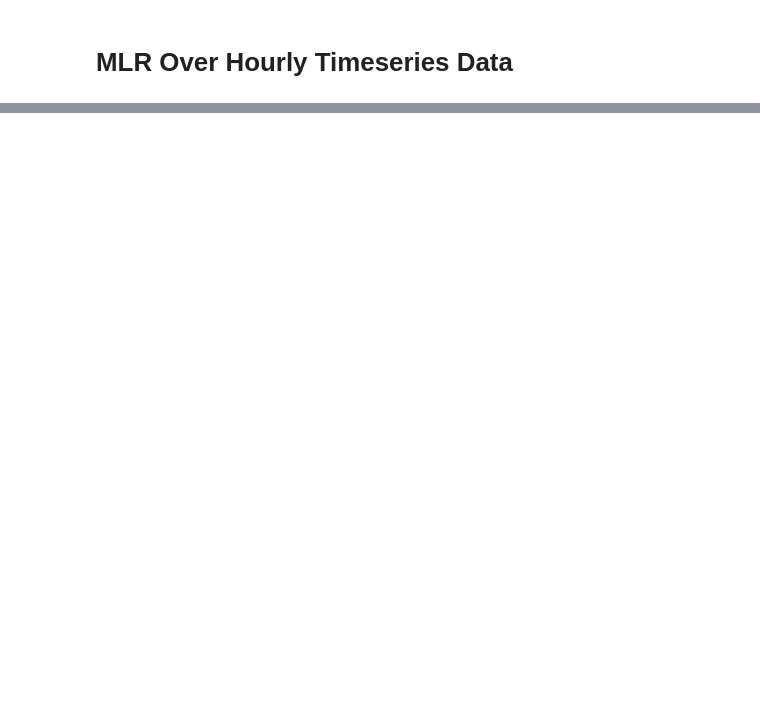
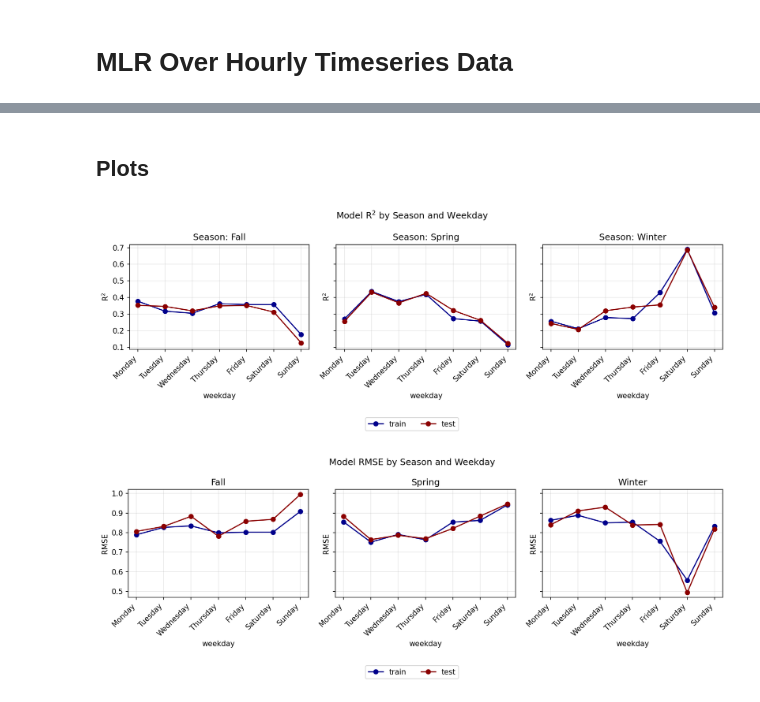
Before and after one commit to NASA-EarthRISE/earthrise-toolkit_ChicagoHAQ-2026, a Jupyter notebook: processing-scripts/clarity-tempo-fusion-v3.ipynb, the cells around one changed output, grey strips where cells are left out. Saved outputs shown, nothing was run; the diff lists cells and outputs as text; code cells hidden in the pictures; blank space fills up the shorter version.

```diff
--- a/processing-scripts/clarity-tempo-fusion-v3.ipynb
+++ b/processing-scripts/clarity-tempo-fusion-v3.ipynb
@@ -404,0 +626,64 @@ plt.show()
+# %% [markdown]
+## Plots
+# %%
+season_order = sorted(model_vals['season'].dropna().unique())
+
+fig, axes = plt.subplots(
+    nrows=1,
+    ncols=len(season_order),
+    figsize=(4 * len(season_order), 4),
+    sharey=True,
+)
+
+if len(season_order) == 1:
+    axes = [axes]
+
+for ax, season_name in zip(axes, season_order):
+    season_data = model_vals[model_vals['season'] == season_name]
+    ax.plot(season_data['weekday'], season_data['train_r2'], marker='o', color='darkblue', label='train')
+    ax.plot(season_data['weekday'], season_data['test_r2'], marker='o', color='darkred', label='test')
+    ax.set_xticks(season_data['weekday'])
+    ax.set_xticklabels(season_data['weekday'].map(weekday_map), rotation=45, ha='right')
+    ax.set_xlabel('weekday')
+    ax.set_ylabel('R$^2$')
+    ax.set_title(f'Season: {season_name}')
+    ax.grid(True, alpha=0.3)
+
+handles, labels = axes[0].get_legend_handles_labels()
+fig.legend(handles, labels, loc='upper center', bbox_to_anchor=(0.5, 0.02), ncol=2)
+fig.suptitle('Model R$^2$ by Season and Weekday')
+plt.tight_layout(rect=(0, 0.05, 1, 1))
+plt.savefig('r2-seasonal-weekday.png')
+plt.show()
+
+
+fig, axes = plt.subplots(
+    nrows=1,
+    ncols=len(season_order),
+    figsize=(4 * len(season_order), 4),
+    sharey=True,
+)
+
+if len(season_order) == 1:
+    axes = [axes]
+
+for ax, season_name in zip(axes, season_order):
+    season_data = model_vals[model_vals['season'] == season_name]
+    ax.plot(season_data['weekday'], season_data['train_rmse'], marker='o', color='darkblue', label='train')
+    ax.plot(season_data['weekday'], season_data['test_rmse'], marker='o', color='darkred', label='test')
+    ax.set_xticks(season_data['weekday'])
+    ax.set_xticklabels(season_data['weekday'].map(weekday_map), rotation=45, ha='right')
+    ax.set_xlabel('weekday')
+    ax.set_ylabel('RMSE')
+    ax.set_title(f'{season_name}')
+    ax.grid(True, alpha=0.3)
+
+handles, labels = axes[0].get_legend_handles_labels()
+fig.legend(handles, labels, loc='upper center', bbox_to_anchor=(0.5, 0.02), ncol=2)
+fig.suptitle('Model RMSE by Season and Weekday')
+plt.tight_layout(rect=(0, 0.05, 1, 1))
+plt.savefig('rmse-seasonal-weekday.png')
+plt.show()
+# %% [output]
+[figure, added]
+[figure, added]
```
Also changed, not shown: parts of 34 cells of this notebook, 4 other files.
